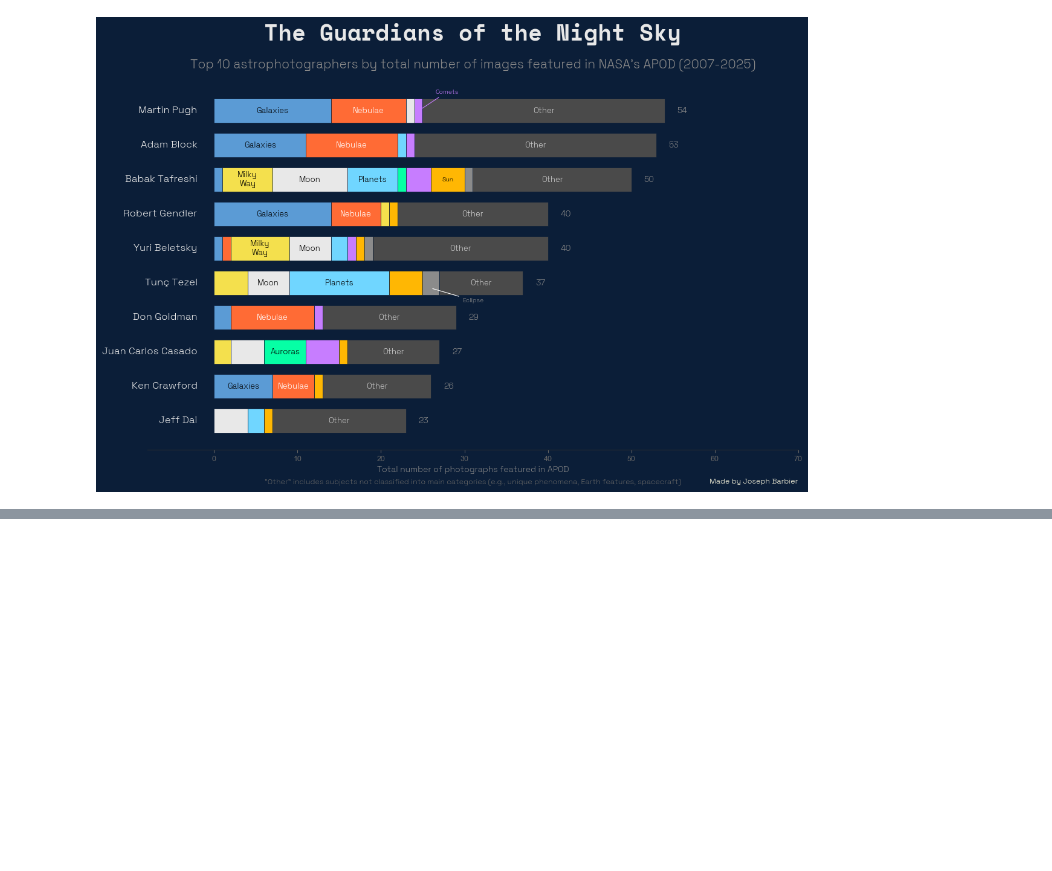
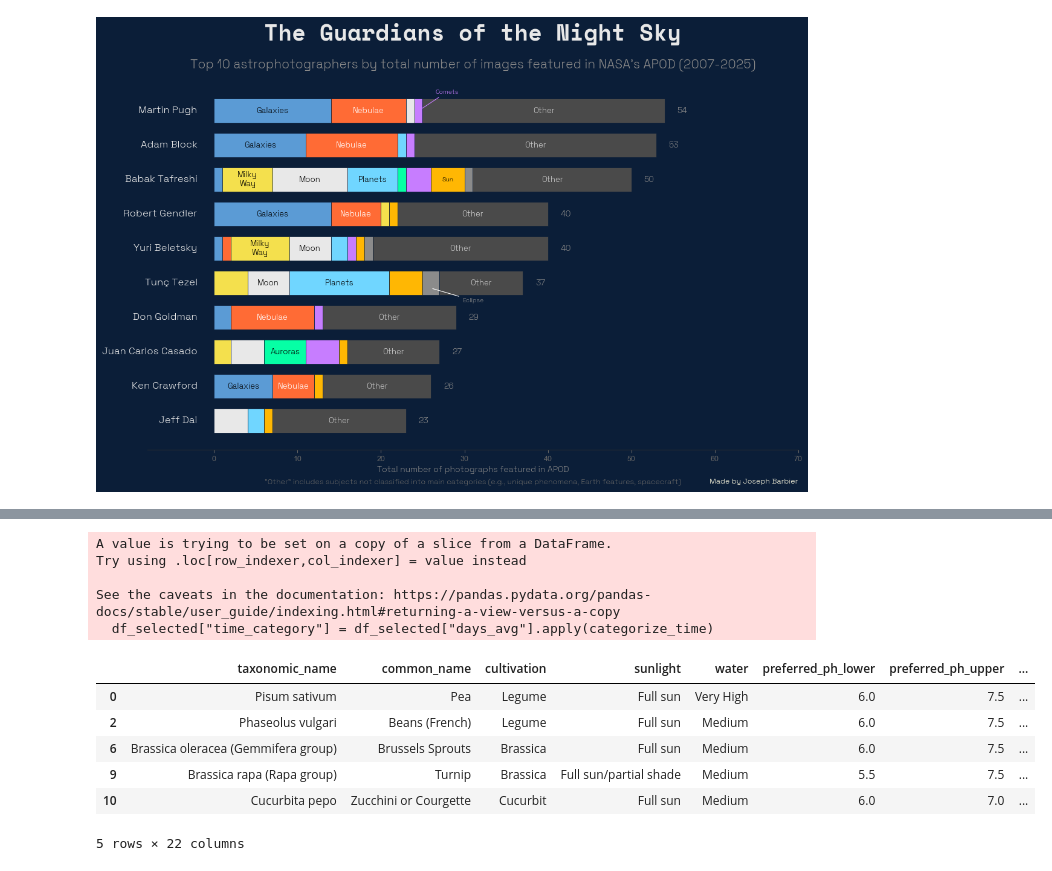
Before and after one commit to babaniyi/Data-visualisation, a Jupyter notebook: notebooks/bar/barplots.ipynb, the cells around one changed output, grey strips where cells are left out. Saved outputs shown, nothing was run; the diff lists cells and outputs as text; code cells hidden in the pictures; blank space fills up the shorter version.

```diff
--- a/notebooks/bar/barplots.ipynb
+++ b/notebooks/bar/barplots.ipynb
@@ -708,0 +747,66 @@ plt.close()
+# %%
+
+def parse_days(days_str):
+    if pd.isna(days_str) or days_str == "NA":
+        return None
+    numbers = re.findall(r"\d+", str(days_str))
+    if len(numbers) >= 2:
+        return (int(numbers[0]) + int(numbers[1])) / 2
+    elif len(numbers) == 1:
+        return int(numbers[0])
+    return None
+
+df["days_avg"] = df["days_harvest"].apply(parse_days)
+df_harvest = df[df["days_avg"].notnull()]
+
+interesting_plants = [
+    # The sprinters (< 50 days)
+    "Cress",
+    "Mizuna",
+    "Radish",
+    "Spinach (Perpetual)",
+    "Beans (French)",
+    # Middle distance (50-90 days)
+    "Zucchini or Courgette",
+    "Pea",
+    "Tomatoes (Cherry)",
+    "Carrots (Early)",
+    "Onions (Perennial)",
+    "Turnip",
+    # Long haul (90-150 days)
+    "Potatoes (Main crop)",
+    "Leek",
+    "Celery",
+    "Artichoke (Globe)",
+    "Winter Field Beans",
+    # The marathon runner
+    "Brussels Sprouts",
+    "Ginger",
+]
+
+df_selected = df_harvest[df_harvest["common_name"].isin(interesting_plants)]
+
+
+def categorize_time(days):
+    if days < 50:
+        return "Quick crops"
+    elif days < 90:
+        return "Medium crops"
+    else:
+        return "Patient crops"
+
+df_selected["time_category"] = df_selected["days_avg"].apply(categorize_time)
+df_selected.head()
+# %% [output]
+A value is trying to be set on a copy of a slice from a DataFrame.
+Try using .loc[row_indexer,col_indexer] = value instead
+
+See the caveats in the documentation: https://pandas.pydata.org/pandas-docs/stable/user_guide/indexing.html#returning-a-view-versus-a-copy
+  df_selected["time_category"] = df_selected["days_avg"].apply(categorize_time)
+|  | taxonomic_name | common_name | cultivation | sunlight | water | preferred_ph_lower | preferred_ph_upper | ... |
+| 0 | Pisum sativum | Pea | Legume | Full sun | Very High | 6.0 | 7.5 | ... |
+| 2 | Phaseolus vulgari | Beans (French) | Legume | Full sun | Medium | 6.0 | 7.5 | ... |
+| 6 | Brassica oleracea (Gemmifera group) | Brussels Sprouts | Brassica | Full sun | Medium | 6.0 | 7.5 | ... |
+| 9 | Brassica rapa (Rapa group) | Turnip | Brassica | Full sun/partial shade | Medium | 5.5 | 7.5 | ... |
+| 10 | Cucurbita pepo | Zucchini or Courgette | Cucurbit | Full sun | Medium | 6.0 | 7.0 | ... |
+5 rows × 22 columns
```
Also changed, not shown: parts of 11 cells of this notebook, 2 other files.
